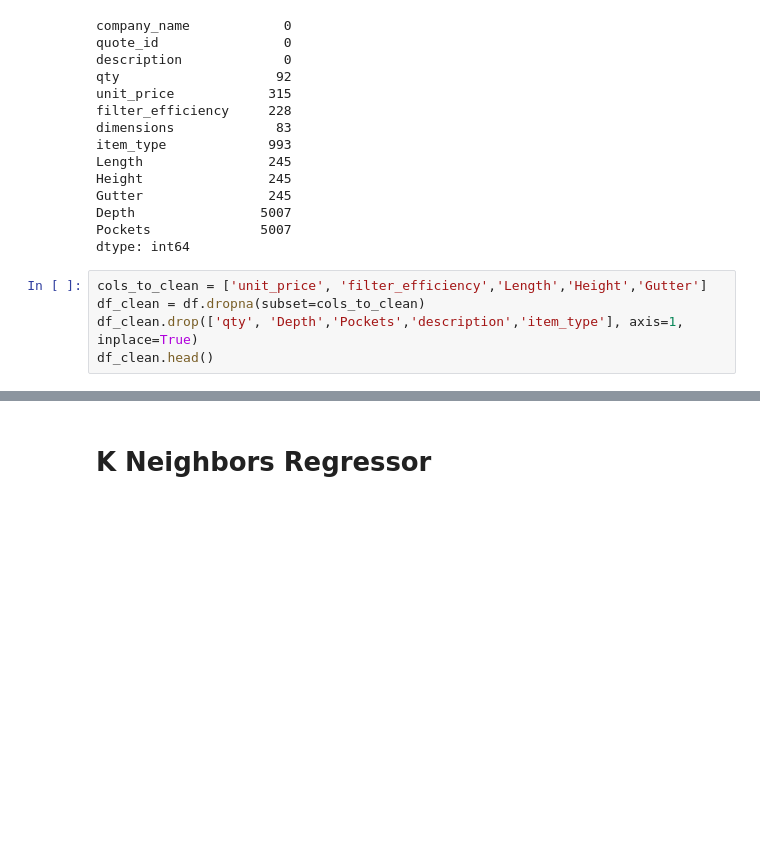
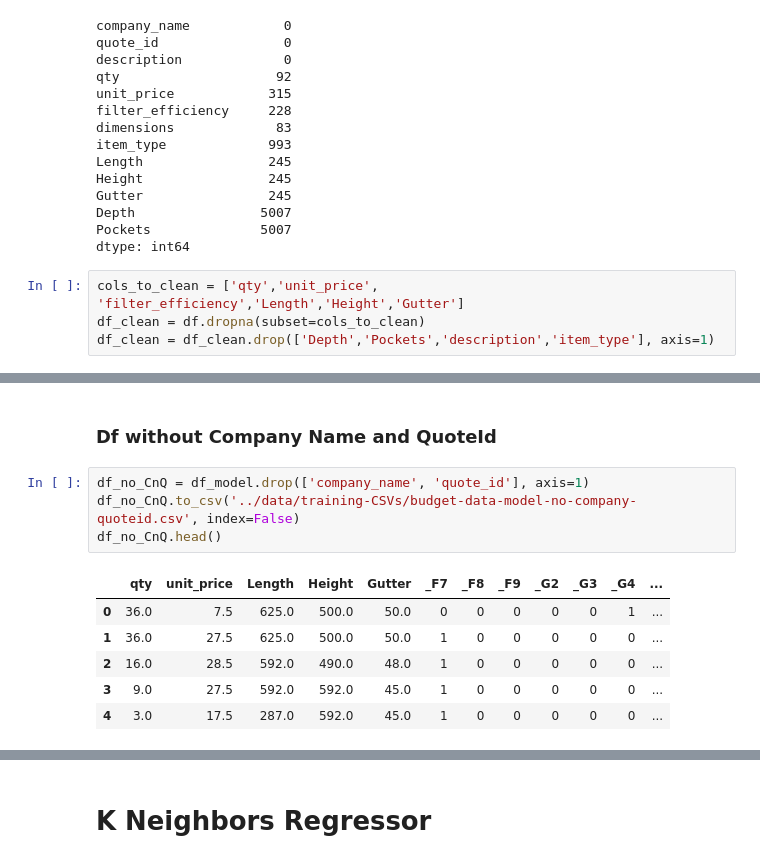
Before and after one commit to JJ223/Samsung, a Jupyter notebook: notebooks/Models.ipynb, the cells around one changed output, grey strips where cells are left out. Cells and saved outputs as stored; diff of their text form; blank space fills up the shorter version.

Commit message:
changes to the model and results organization

```diff
--- a/notebooks/Models.ipynb
+++ b/notebooks/Models.ipynb
@@ -28,7 +36,6 @@ Depth                5007
 Pockets              5007
 dtype: int64
 # %%
-cols_to_clean = ['unit_price', 'filter_efficiency','Length','Height','Gutter']
+cols_to_clean = ['qty','unit_price', 'filter_efficiency','Length','Height','Gutter']
 df_clean = df.dropna(subset=cols_to_clean)
-df_clean.drop(['qty', 'Depth','Pockets','description','item_type'], axis=1, inplace=True)
-df_clean.head()
+df_clean = df_clean.drop(['Depth','Pockets','description','item_type'], axis=1)
@@ -45,0 +67,13 @@ See the caveats in the documentation: https://pandas.pydata.org/pandas-docs/stab
+# %% [markdown]
+### Df without Company Name and QuoteId
+# %%
+df_no_CnQ = df_model.drop(['company_name', 'quote_id'], axis=1)
+df_no_CnQ.to_csv('../data/training-CSVs/budget-data-model-no-company-quoteid.csv', index=False)
+df_no_CnQ.head()
+# %% [output]
+|  | qty | unit_price | Length | Height | Gutter | _F7 | _F8 | _F9 | _G2 | _G3 | _G4 | ... |
+| 0 | 36.0 | 7.5 | 625.0 | 500.0 | 50.0 | 0 | 0 | 0 | 0 | 0 | 1 | ... |
+| 1 | 36.0 | 27.5 | 625.0 | 500.0 | 50.0 | 1 | 0 | 0 | 0 | 0 | 0 | ... |
+| 2 | 16.0 | 28.5 | 592.0 | 490.0 | 48.0 | 1 | 0 | 0 | 0 | 0 | 0 | ... |
+| 3 | 9.0 | 27.5 | 592.0 | 592.0 | 45.0 | 1 | 0 | 0 | 0 | 0 | 0 | ... |
+| 4 | 3.0 | 17.5 | 287.0 | 592.0 | 45.0 | 1 | 0 | 0 | 0 | 0 | 0 | ... |
```
Also changed, not shown: parts of 28 cells of this notebook, 17 other files.
